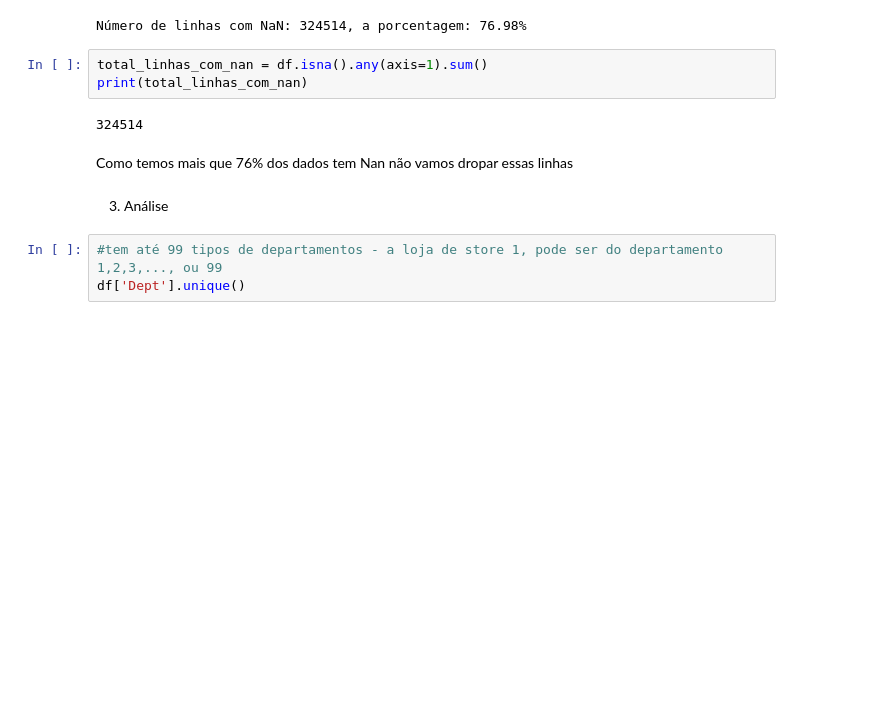
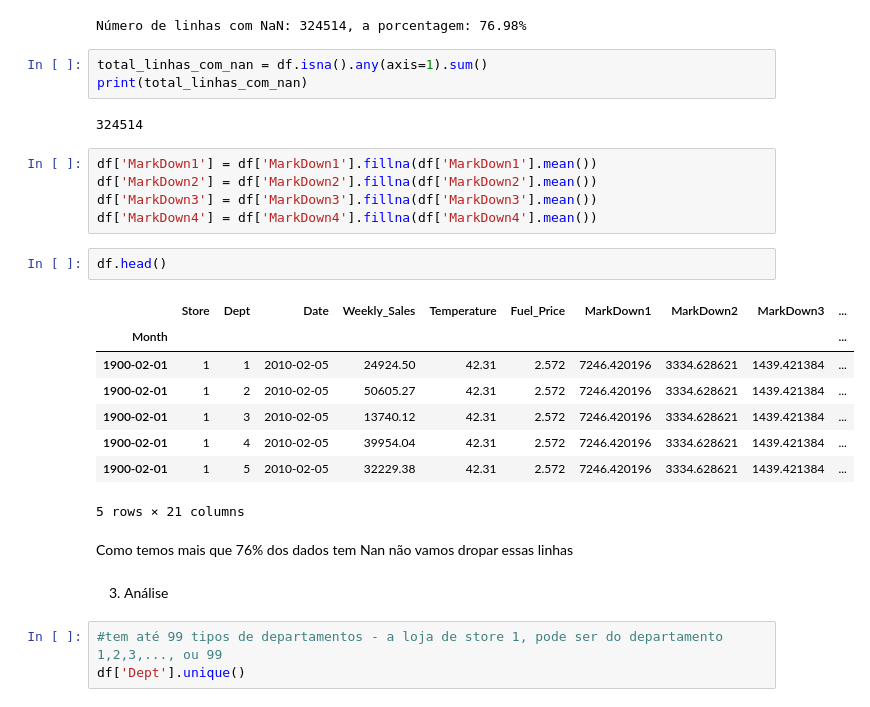
Before and after one commit to nataliaartilha/Case-IA, a Jupyter notebook: case_ia.ipynb, the cells around one changed output. Saved outputs shown, nothing was run; the diff lists cells and outputs as text; blank space fills up the shorter version.

```diff
--- a/case_ia.ipynb
+++ b/case_ia.ipynb
@@ -170,6 +170,22 @@ total_linhas_com_nan = df.isna().any(axis=1).sum()
 print(total_linhas_com_nan)
 # %% [output]
 324514
+# %%
+df['MarkDown1'] = df['MarkDown1'].fillna(df['MarkDown1'].mean())
+df['MarkDown2'] = df['MarkDown2'].fillna(df['MarkDown2'].mean())
+df['MarkDown3'] = df['MarkDown3'].fillna(df['MarkDown3'].mean())
+df['MarkDown4'] = df['MarkDown4'].fillna(df['MarkDown4'].mean())
+# %%
+df.head()
+# %% [output]
+|  | Store | Dept | Date | Weekly_Sales | Temperature | Fuel_Price | MarkDown1 | MarkDown2 | MarkDown3 | ... |
+| Month |  |  |  |  |  |  |  |  |  | ... |
+| 1900-02-01 | 1 | 1 | 2010-02-05 | 24924.50 | 42.31 | 2.572 | 7246.420196 | 3334.628621 | 1439.421384 | ... |
+| 1900-02-01 | 1 | 2 | 2010-02-05 | 50605.27 | 42.31 | 2.572 | 7246.420196 | 3334.628621 | 1439.421384 | ... |
+| 1900-02-01 | 1 | 3 | 2010-02-05 | 13740.12 | 42.31 | 2.572 | 7246.420196 | 3334.628621 | 1439.421384 | ... |
+| 1900-02-01 | 1 | 4 | 2010-02-05 | 39954.04 | 42.31 | 2.572 | 7246.420196 | 3334.628621 | 1439.421384 | ... |
+| 1900-02-01 | 1 | 5 | 2010-02-05 | 32229.38 | 42.31 | 2.572 | 7246.420196 | 3334.628621 | 1439.421384 | ... |
+5 rows × 21 columns
 # %% [markdown]
 Como temos mais que 76% dos dados tem Nan não vamos dropar essas linhas
 # %% [markdown]
```
